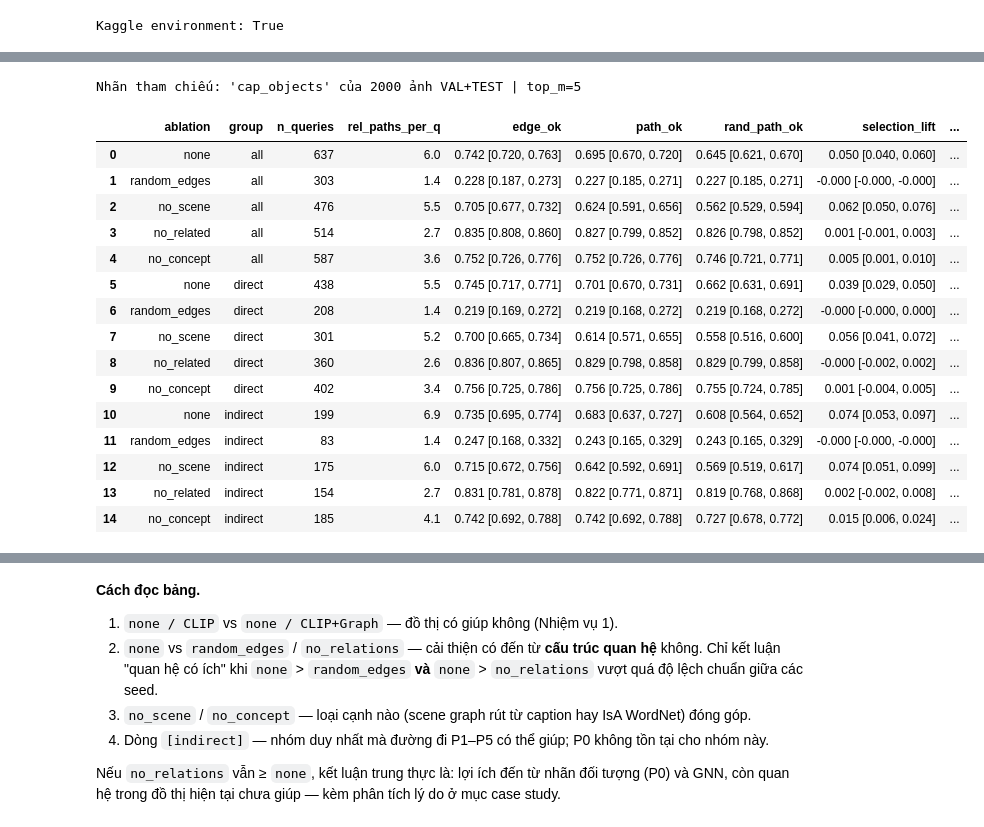
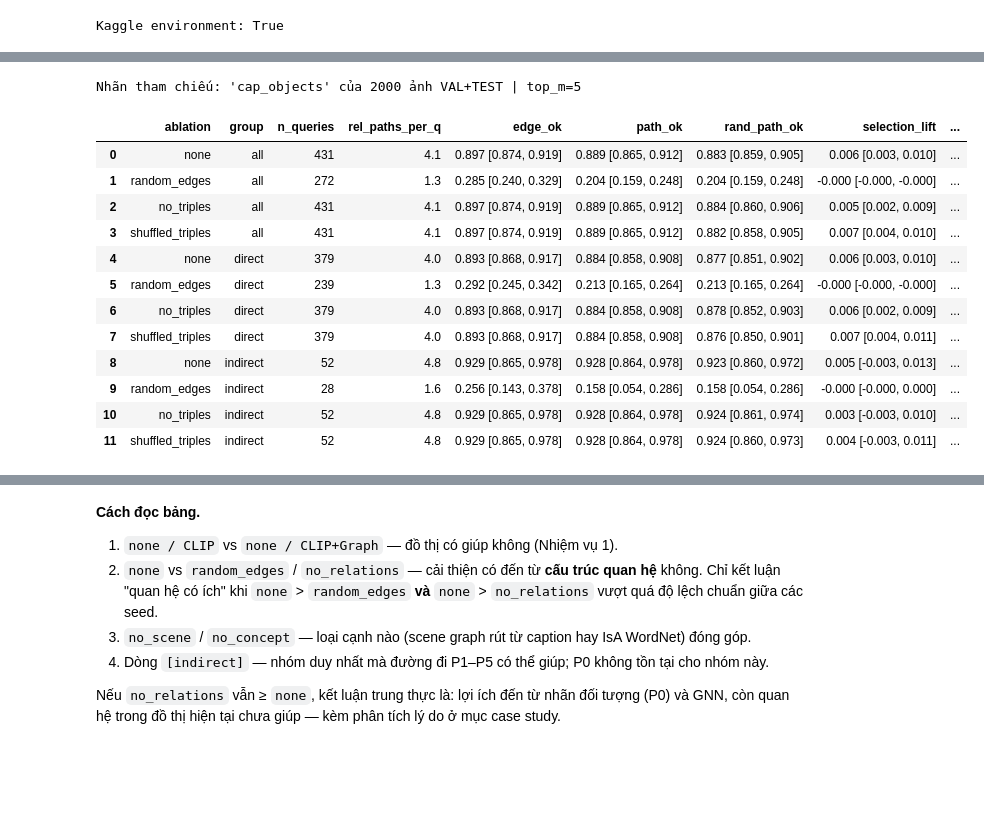
Before and after one commit to trinhphamtrunghieu/du-lieu-do-thi, a Jupyter notebook: v1_grap_project.ipynb, the cells around one changed output, grey strips where cells are left out. Cells and saved outputs as stored; diff of their text form; code cells hidden in the pictures; blank space fills up the shorter version.

```diff
--- a/v1_grap_project.ipynb
+++ b/v1_grap_project.ipynb
@@ -2002,6 +2078,8 @@ def run_experiment(records, split, img_feat, txt_feat, ablations=("none",), seed
             rr_clip = reciprocal_ranks(cand, sc, gold_t)
             PER_QUERY[(ab, seed)] = dict(rr=reciprocal_ranks(cand, combine(sc, sg, sp_, alpha, lam), gold_t),
                                          rr_clip=rr_clip, groups=groups_t, lam=lam)
+            if "relprobe_hook" in globals():          # v5: bộ quan hệ khó (α, λ giữ nguyên từ VAL)
+                relprobe_hook(ab, seed, model, eng, parts, alpha, lam)
             fus, flog = None, None
             if CFG.adaptive_fusion:
                 fus, flog, ad_res, s_ad = _adaptive_step(model, eng, parts, alpha, lam, raw)
@@ -2544,4 +3007,15 @@ def parse_query(text, graph):
+# %%
+# HF_TOKEN (Kaggle Secrets) — không bắt buộc; thiếu secret thì vẫn tải ẩn danh.
+try:
+    from kaggle_secrets import UserSecretsClient
+    os.environ.setdefault("HF_TOKEN", UserSecretsClient().get_secret("HF_TOKEN"))
+except Exception as e:
+    print("Không đọc được HF_TOKEN từ Kaggle Secrets → tải ẩn danh:", type(e).__name__)
 # %%
+# v6: Flickr8k dùng backbone YẾU hơn (ViT-B/32) — phân tích độ nhạy theo backbone. AG khôi phục ViT-L/14 ở Phần 3.
+CFG.clip_model, CFG.clip_weights, CFG.clip_bs = "ViT-B-32", "laion2b_s34b_b79k", 256
+for _a in ("_m", "_t"):
+    clip_text_features.__dict__.pop(_a, None)
 import pandas as pd
 records, hf_parts = load_flickr8k()
 dataset_name = "flickr8k"
@@ -2550,14 +3024,18 @@ img_feat, txt_feat = encode_flickr8k(records, hf_parts)
 annot_info = apply_flickr_annotation(records, split, img_feat, CFG.flickr_annot)
 print(f"\nDữ liệu: {dataset_name} | {len(records)} ảnh | đặc trưng CLIP {img_feat.shape}")
 
-if CFG.flickr_annot == "tagger":
+TRIPLE_INFO = fit_image_triples(records, split, img_feat) if CFG.use_triples else {}
+if CFG.flickr_annot in ("tagger", "probe"):
     print("\nChọn (chuẩn hoá, k) của tagger trên VALIDATION:")
     print(pd.DataFrame(annot_info["grid"]).pivot_table(index="k", columns="norm",
                                                          values="val_F1").round(3).to_string())
     for r in records[-3:]:                       # vài ảnh TEST: nhãn tagger vs danh từ trong caption
-        print(f"  • {r['caption'][:70]}\n      tagger : {r['objects']}\n      caption: {r['cap_objects']}")
+        print(f"  • {r['caption'][:70]}\n      nhãn   : {r['objects']}\n      caption: {r['cap_objects']}"
+              f"\n      bộ ba  : {[' '.join(t) + f' ({p:.2f})' for t, p in r.get('img_triples', [])[:4]]}")
 with open(CFG.out_dir / "results" / "annotation_info.json", "w") as f:
     json.dump({k: v for k, v in annot_info.items()}, f, indent=2)
+with open(CFG.out_dir / "results" / "triple_info.json", "w") as f:
+    json.dump({k: v for k, v in TRIPLE_INFO.items()}, f, indent=2, ensure_ascii=False)
 # %% [output]
 data/train-00000-of-00002-2f8f6bfa852eac(…): downloading bytes:           |  0.00B
 data/train-00001-of-00002-2173151d8cd6c7(…): downloading bytes:           |  0.00B
@@ -2629,7 +3110,10 @@ Nhóm truy vấn: {'direct': 6012, 'indirect': 1553, 'other': 435}
 → CFG.learn_clip_w = False (chọn theo VAL MRR)
 # %%
-# Thí nghiệm chính: 5 cấu hình ablation × 3 seed, nhãn ảnh = CFG.flickr_annot
-all_res, art = run_experiment(records, split, img_feat, txt_feat, ablations=CFG.ablations)
+# Thí nghiệm chính: 8 cấu hình ablation × 3 seed (6 cũ + no_triples + shuffled_triples), nhãn ảnh = CFG.flickr_annot
+REL_GALLERIES["flickr"] = build_rel_galleries_flickr(records, split)
+REL_GAL_KEY, REL_RENAME = "flickr", {}
+all_res, art = run_experiment(records, split, img_feat, txt_feat, ablations=FLICKR_ABLATIONS)
+REL_GAL_KEY = None
 df = results_table(all_res)
 df.to_csv(CFG.out_dir / "results" / f"main_results_{CFG.flickr_annot}.csv", index=False)
 df.to_csv(CFG.out_dir / "results" / "main_results.csv", index=False)
@@ -2770,7 +3254,7 @@ def explanation_grounding(art_by_abl, records, split, top_m=CFG.top_m_paths, n_r
             if not cids:
                 continue
             gold = int(part["gold_pos"][i])
-            rel = [p for p in enumerate_paths(g, gold, cids) if p["pattern"] != "P0_contains"]
+            rel = [p for p in enumerate_paths(g, gold, cids) if p["pattern"] in _EDGE_KIND]   # P1..P5
             if not rel:
                 continue
             top = [rel[j] for j in np.argsort(-_rel_contrib(rel, model))[:top_m]]
@@ -2797,48 +3281,45 @@ def _boot_ci(x, n_boot=5000, seed=0):
     b = x[np.random.RandomState(seed).randint(0, len(x), (n_boot, len(x)))].mean(1)
     return f"{x.mean():.3f} [{np.percentile(b, 2.5):.3f}, {np.percentile(b, 97.5):.3f}]"
 
 
 def grounding_table(df):
     out = []
     for grp in ("all", "direct", "indirect"):
         for ab in df.ablation.unique():
             d = df[(df.ablation == ab) & ((df.group == grp) | (grp == "all"))]
             if len(d) < 5:
                 continue
             out.append(dict(ablation=ab, group=grp, n_queries=len(d),
                             rel_paths_per_q=round(d.n_rel_paths.mean(), 1),
                             edge_ok=_boot_ci(d.edge_ok), path_ok=_boot_ci(d.path_ok),
                             rand_path_ok=_boot_ci(d.rand_path_ok),
                             selection_lift=_boot_ci(d.path_ok - d.rand_path_ok),
                             grounded=_boot_ci(d.grounded), mean_npmi=round(d.mean_npmi.mean(), 3)))
     return pd.DataFrame(out)
 
 
 # ------------------------------ Flickr8k ------------------------------
 ART_FLICKR = dict(ART_BY_ABL)                     # giữ lại trước khi cell oracle / AG ghi đè
 gdf = explanation_grounding(ART_FLICKR, records, split)
 gtab = grounding_table(gdf)
 gdf.to_csv(CFG.out_dir / "results" / "explanation_grounding_per_query.csv", index=False)
 gtab.to_csv(CFG.out_dir / "results" / "explanation_grounding.csv", index=False)
 display(gtab)
 # %% [output]
 Nhãn tham chiếu: 'cap_objects' của 2000 ảnh VAL+TEST | top_m=5
 |  | ablation | group | n_queries | rel_paths_per_q | edge_ok | path_ok | rand_path_ok | selection_lift | ... |
-| 0 | none | all | 637 | 6.0 | 0.742 [0.720, 0.763] | 0.695 [0.670, 0.720] | 0.645 [0.621, 0.670] | 0.050 [0.040, 0.060] | ... |
-| 1 | random_edges | all | 303 | 1.4 | 0.228 [0.187, 0.273] | 0.227 [0.185, 0.271] | 0.227 [0.185, 0.271] | -0.000 [-0.000, -0.000] | ... |
-| 2 | no_scene | all | 476 | 5.5 | 0.705 [0.677, 0.732] | 0.624 [0.591, 0.656] | 0.562 [0.529, 0.594] | 0.062 [0.050, 0.076] | ... |
-| 3 | no_related | all | 514 | 2.7 | 0.835 [0.808, 0.860] | 0.827 [0.799, 0.852] | 0.826 [0.798, 0.852] | 0.001 [-0.001, 0.003] | ... |
-| 4 | no_concept | all | 587 | 3.6 | 0.752 [0.726, 0.776] | 0.752 [0.726, 0.776] | 0.746 [0.721, 0.771] | 0.005 [0.001, 0.010] | ... |
-| 5 | none | direct | 438 | 5.5 | 0.745 [0.717, 0.771] | 0.701 [0.670, 0.731] | 0.662 [0.631, 0.691] | 0.039 [0.029, 0.050] | ... |
-| 6 | random_edges | direct | 208 | 1.4 | 0.219 [0.169, 0.272] | 0.219 [0.168, 0.272] | 0.219 [0.168, 0.272] | -0.000 [-0.000, 0.000] | ... |
-| 7 | no_scene | direct | 301 | 5.2 | 0.700 [0.665, 0.734] | 0.614 [0.571, 0.655] | 0.558 [0.516, 0.600] | 0.056 [0.041, 0.072] | ... |
-| 8 | no_related | direct | 360 | 2.6 | 0.836 [0.807, 0.865] | 0.829 [0.798, 0.858] | 0.829 [0.799, 0.858] | -0.000 [-0.002, 0.002] | ... |
-| 9 | no_concept | direct | 402 | 3.4 | 0.756 [0.725, 0.786] | 0.756 [0.725, 0.786] | 0.755 [0.724, 0.785] | 0.001 [-0.004, 0.005] | ... |
-| 10 | none | indirect | 199 | 6.9 | 0.735 [0.695, 0.774] | 0.683 [0.637, 0.727] | 0.608 [0.564, 0.652] | 0.074 [0.053, 0.097] | ... |
-| 11 | random_edges | indirect | 83 | 1.4 | 0.247 [0.168, 0.332] | 0.243 [0.165, 0.329] | 0.243 [0.165, 0.329] | -0.000 [-0.000, -0.000] | ... |
-| 12 | no_scene | indirect | 175 | 6.0 | 0.715 [0.672, 0.756] | 0.642 [0.592, 0.691] | 0.569 [0.519, 0.617] | 0.074 [0.051, 0.099] | ... |
-| 13 | no_related | indirect | 154 | 2.7 | 0.831 [0.781, 0.878] | 0.822 [0.771, 0.871] | 0.819 [0.768, 0.868] | 0.002 [-0.002, 0.008] | ... |
-| 14 | no_concept | indirect | 185 | 4.1 | 0.742 [0.692, 0.788] | 0.742 [0.692, 0.788] | 0.727 [0.678, 0.772] | 0.015 [0.006, 0.024] | ... |
+| 0 | none | all | 431 | 4.1 | 0.897 [0.874, 0.919] | 0.889 [0.865, 0.912] | 0.883 [0.859, 0.905] | 0.006 [0.003, 0.010] | ... |
+| 1 | random_edges | all | 272 | 1.3 | 0.285 [0.240, 0.329] | 0.204 [0.159, 0.248] | 0.204 [0.159, 0.248] | -0.000 [-0.000, -0.000] | ... |
+| 2 | no_triples | all | 431 | 4.1 | 0.897 [0.874, 0.919] | 0.889 [0.865, 0.912] | 0.884 [0.860, 0.906] | 0.005 [0.002, 0.009] | ... |
+| 3 | shuffled_triples | all | 431 | 4.1 | 0.897 [0.874, 0.919] | 0.889 [0.865, 0.912] | 0.882 [0.858, 0.905] | 0.007 [0.004, 0.010] | ... |
+| 4 | none | direct | 379 | 4.0 | 0.893 [0.868, 0.917] | 0.884 [0.858, 0.908] | 0.877 [0.851, 0.902] | 0.006 [0.003, 0.010] | ... |
+| 5 | random_edges | direct | 239 | 1.3 | 0.292 [0.245, 0.342] | 0.213 [0.165, 0.264] | 0.213 [0.165, 0.264] | -0.000 [-0.000, -0.000] | ... |
+| 6 | no_triples | direct | 379 | 4.0 | 0.893 [0.868, 0.917] | 0.884 [0.858, 0.908] | 0.878 [0.852, 0.903] | 0.006 [0.002, 0.009] | ... |
+| 7 | shuffled_triples | direct | 379 | 4.0 | 0.893 [0.868, 0.917] | 0.884 [0.858, 0.908] | 0.876 [0.850, 0.901] | 0.007 [0.004, 0.011] | ... |
+| 8 | none | indirect | 52 | 4.8 | 0.929 [0.865, 0.978] | 0.928 [0.864, 0.978] | 0.923 [0.860, 0.972] | 0.005 [-0.003, 0.013] | ... |
+| 9 | random_edges | indirect | 28 | 1.6 | 0.256 [0.143, 0.378] | 0.158 [0.054, 0.286] | 0.158 [0.054, 0.286] | -0.000 [-0.000, 0.000] | ... |
+| 10 | no_triples | indirect | 52 | 4.8 | 0.929 [0.865, 0.978] | 0.928 [0.864, 0.978] | 0.924 [0.861, 0.974] | 0.003 [-0.003, 0.010] | ... |
+| 11 | shuffled_triples | indirect | 52 | 4.8 | 0.929 [0.865, 0.978] | 0.928 [0.864, 0.978] | 0.924 [0.860, 0.973] | 0.004 [-0.003, 0.011] | ... |
 # %%
 # Kiểm định CẶP giữa các ablation trên cùng truy vấn test (trung bình 3 seed / truy vấn).
 # Chênh MRR 0.000x với std 0.002-0.003 thì KHÔNG kết luận được gì — cần CI cho hiệu số.
```
Also changed, not shown: parts of 156 cells of this notebook.
